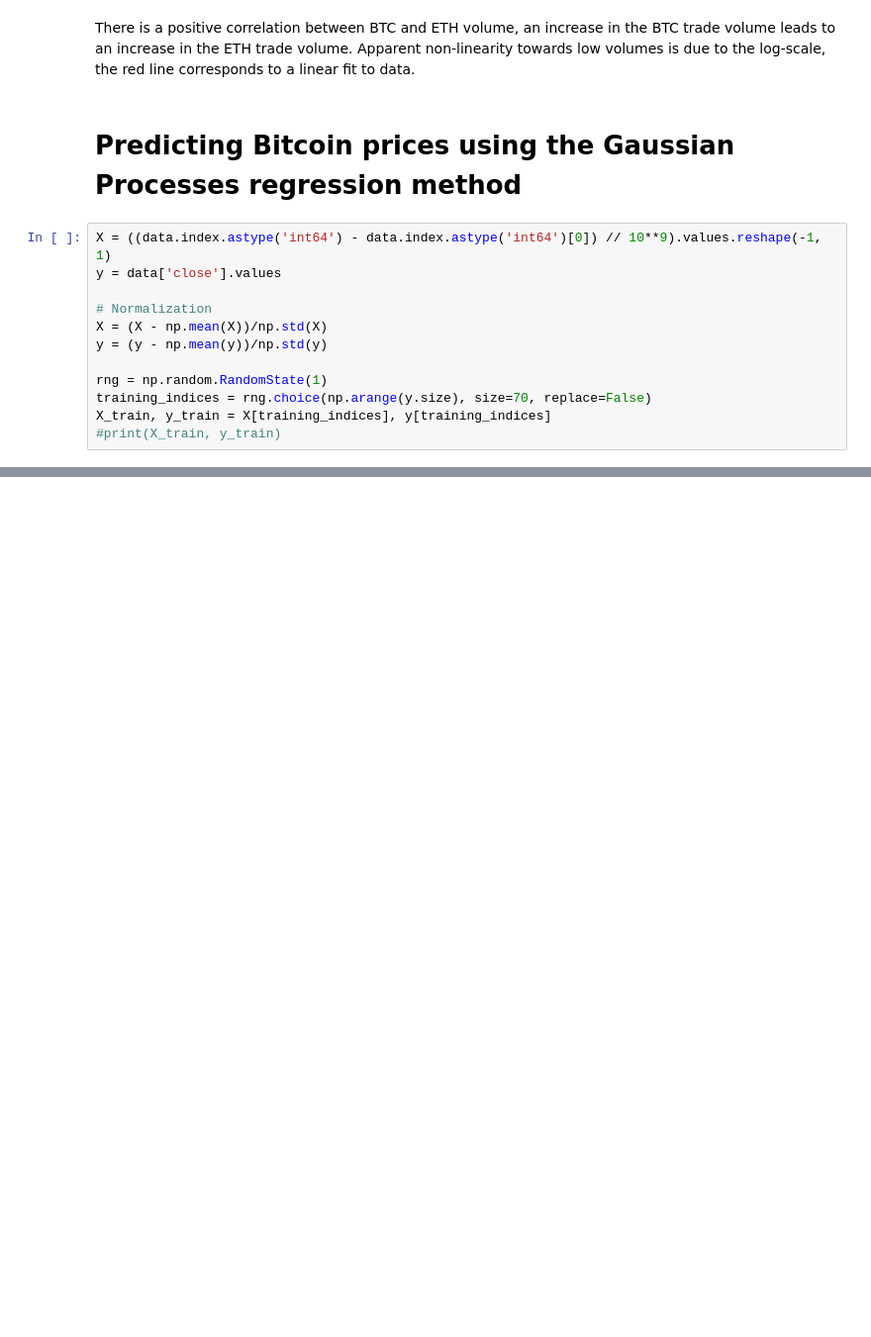
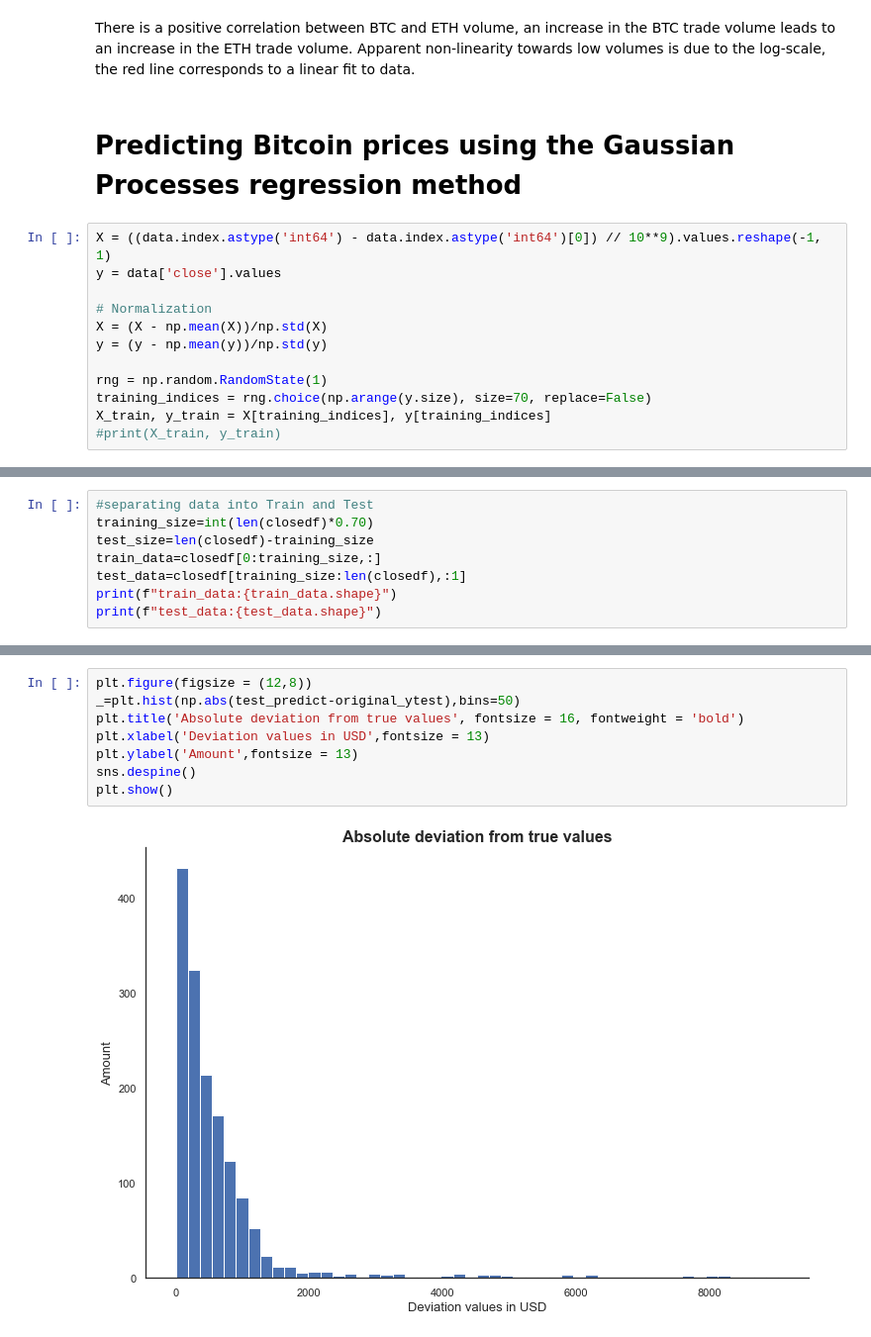
Before and after one commit to agoncharova/coin_insights, a Jupyter notebook: cryptocurrency.ipynb, the cells around one changed output, grey strips where cells are left out. Shown at 99% size. Cells and saved outputs as stored; diff of their text form; blank space fills up the shorter version.

```diff
--- a/cryptocurrency.ipynb
+++ b/cryptocurrency.ipynb
@@ -282,0 +312,8 @@ plt.show()
+# %%
+#separating data into Train and Test
+training_size=int(len(closedf)*0.70)
+test_size=len(closedf)-training_size
+train_data=closedf[0:training_size,:]
+test_data=closedf[training_size:len(closedf),:1]
+print(f"train_data:{train_data.shape}")
+print(f"test_data:{test_data.shape}")
@@ -282,0 +399,10 @@ plt.show()
+# %%
+plt.figure(figsize = (12,8))
+_=plt.hist(np.abs(test_predict-original_ytest),bins=50)
+plt.title('Absolute deviation from true values', fontsize = 16, fontweight = 'bold')
+plt.xlabel('Deviation values in USD',fontsize = 13)
+plt.ylabel('Amount',fontsize = 13)
+sns.despine()
+plt.show()
+# %% [output]
+[figure, added]
```
Also changed, not shown: parts of 26 cells of this notebook.
